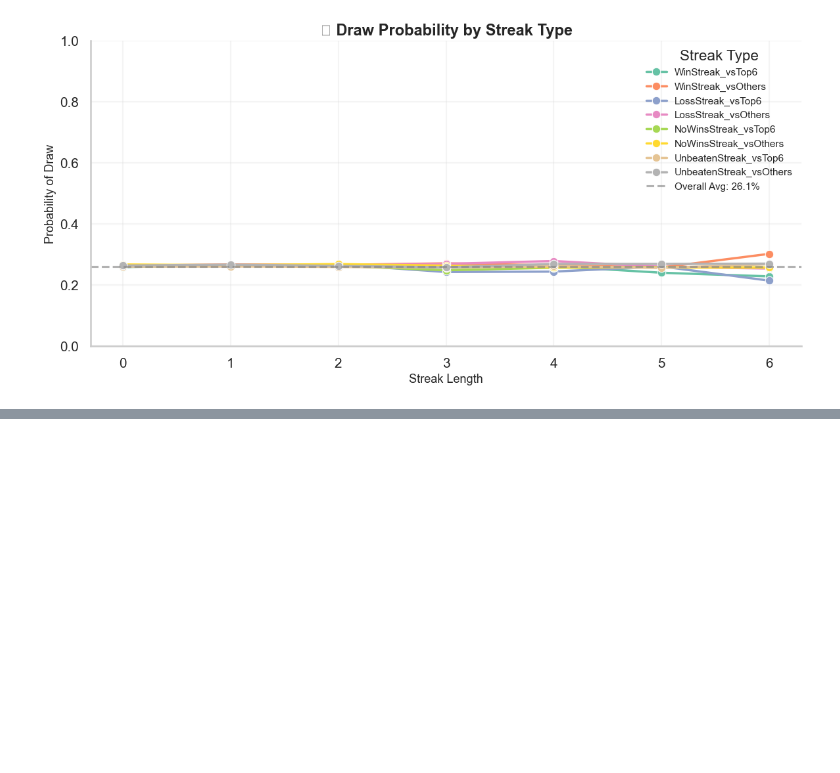
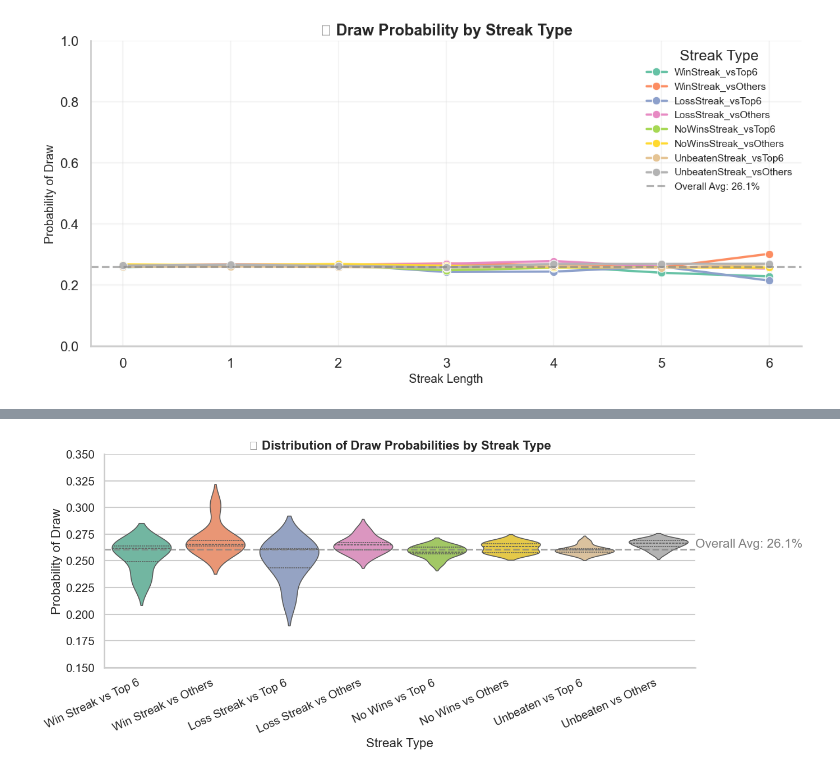
Before and after one commit to jacksim588/Football-Analytics, a Jupyter notebook: Data Analysis/football_Streak_exploration.ipynb, the cells around one changed output, grey strips where cells are left out. Saved outputs shown, nothing was run; the diff lists cells and outputs as text; code cells hidden in the pictures; blank space fills up the shorter version.

```diff
--- a/Data Analysis/football_Streak_exploration.ipynb
+++ b/Data Analysis/football_Streak_exploration.ipynb
@@ -834,0 +1155,13 @@ plot_draw_trends_combined(
+# %%
+plot_violin_draw_probs_by_streak(
+    df=team_df,  # or your relevant DataFrame
+    streak_columns=[
+        'WinStreak_vsTop6', 'WinStreak_vsOthers',
+        'LossStreak_vsTop6', 'LossStreak_vsOthers',
+        'NoWinsStreak_vsTop6', 'NoWinsStreak_vsOthers',
+        'UnbeatenStreak_vsTop6', 'UnbeatenStreak_vsOthers'
+    ],
+    max_streak_length=6
+)
+# %% [output]
+[figure, added]
```
Also changed, not shown: parts of 11 cells of this notebook.
